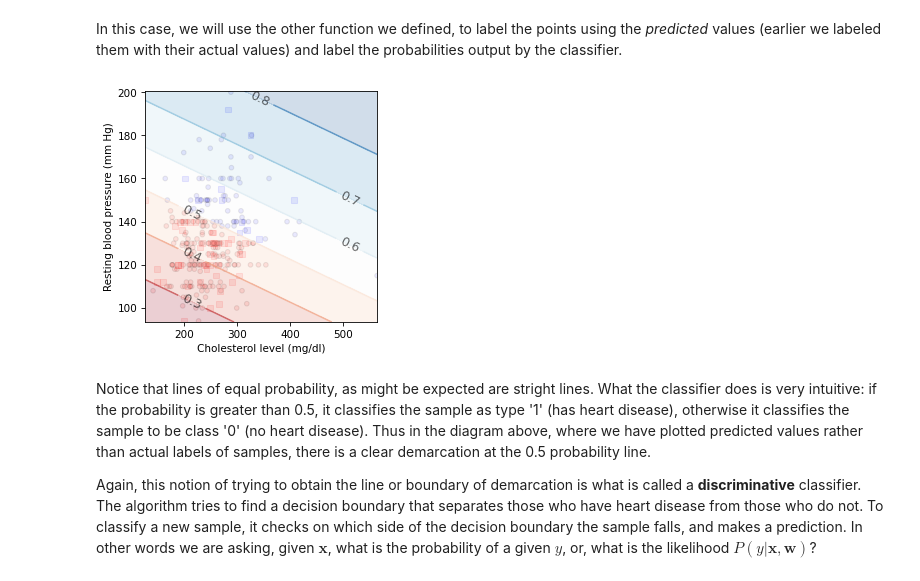
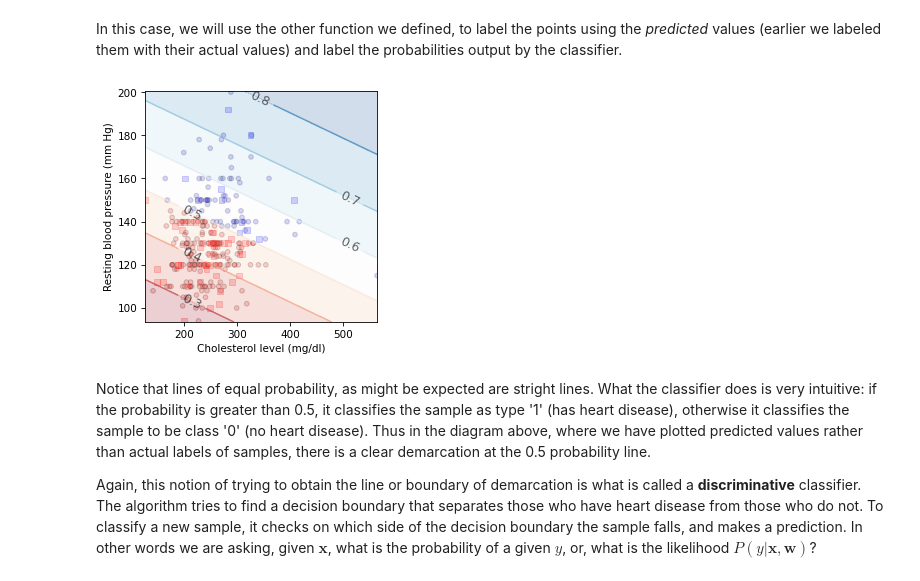
Before and after one commit to faridjn/-Springboard-7_2_5_API-Mini-Project, a Jupyter notebook: Unit 14 - Supervised Learning/14.2 Logistic Regression Case Study/Logistic Regression Advanced Case Study.ipynb, the cells around one changed output. Saved outputs shown, nothing was run; the diff lists cells and outputs as text; code cells hidden in the pictures.

```diff
--- a/Unit 14 - Supervised Learning/14.2 Logistic Regression Case Study/Logistic Regression Advanced Case Study.ipynb
+++ b/Unit 14 - Supervised Learning/14.2 Logistic Regression Case Study/Logistic Regression Advanced Case Study.ipynb
@@ -1596,11 +1596,11 @@ In this case, we will use the other function we defined, to label the points usi
 # %%
 plt.figure()
 ax = plt.gca()
 ax.set_ylabel('Resting blood pressure (mm Hg)')
 ax.set_xlabel('Cholesterol level (mg/dl)')
-_ = points_plot_prob(ax, Xtrain, Xtest, ytrain, ytest, classifier, psize = 20, alpha = 0.1)
+_ = points_plot_prob(ax, Xtrain, Xtest, ytrain, ytest, classifier, psize = 20, alpha = 0.2)
 # %% [output]
-[figure, old version]
+[figure, new version]
 # %% [markdown]
 Notice that lines of equal probability, as might be expected are stright lines. What the classifier does is very intuitive: if the probability is greater than 0.5, it classifies the sample as type '1' (has heart disease), otherwise it classifies the sample to be class '0' (no heart disease). Thus in the diagram above, where we have plotted predicted values rather than actual labels of samples, there is a clear demarcation at the 0.5 probability line.
 
```
Also changed, not shown: parts of 1 cell of this notebook, 6 other files.
